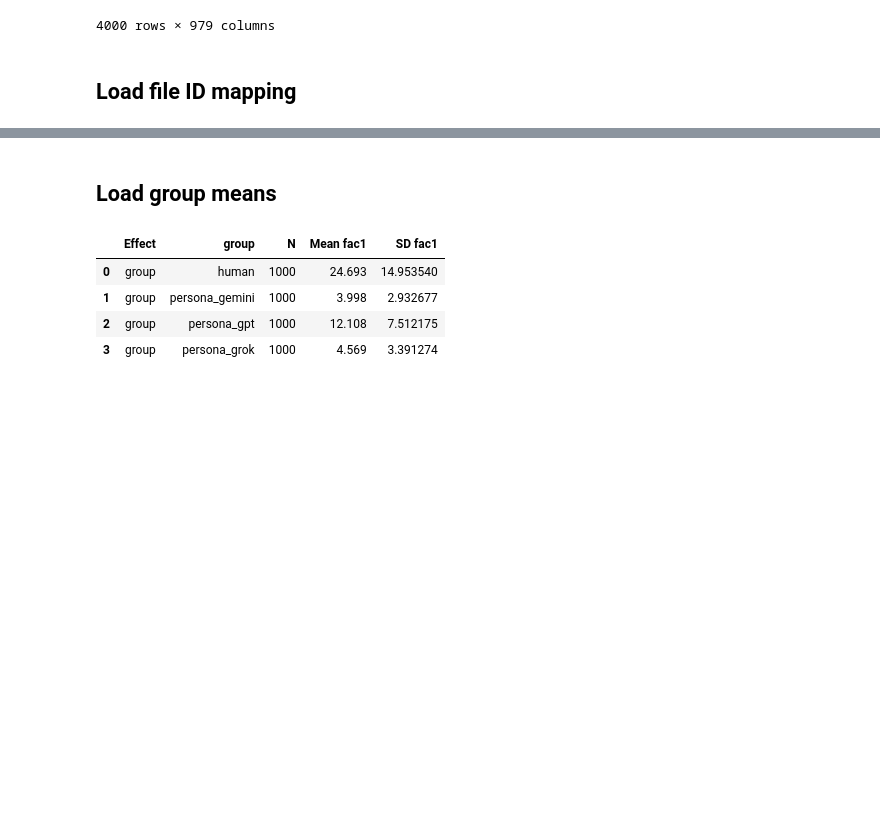
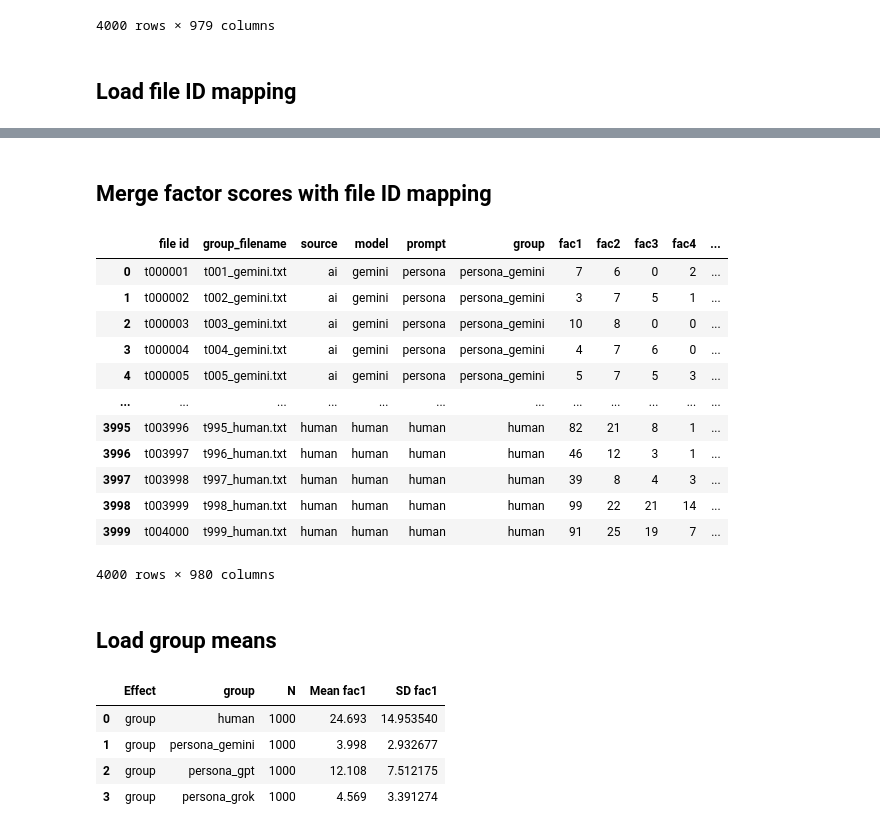
Before and after one commit to laelgelc/cl_st2_arianne, a Jupyter notebook: cl_st2_ph2_arianne/cl_st2_ph2_arianne_examples_simulation.ipynb, the cells around one changed output, grey strips where cells are left out. Saved outputs shown, nothing was run; the diff lists cells and outputs as text; code cells hidden in the pictures; blank space fills up the shorter version.

```diff
--- a/cl_st2_ph2_arianne/cl_st2_ph2_arianne_examples_simulation.ipynb
+++ b/cl_st2_ph2_arianne/cl_st2_ph2_arianne_examples_simulation.ipynb
@@ -53,6 +54,30 @@ file_ids_df.head()
 | 2 | t000003 | t003_gemini.txt |
 | 3 | t000004 | t004_gemini.txt |
 | 4 | t000005 | t005_gemini.txt |
+# %% [markdown]
+## Merge factor scores with file ID mapping
+# %%
+scores_file_ids_df = scores_df.merge(file_ids_df, on="file id", how="left")
+scores_file_ids_df = scores_file_ids_df[
+    ["file id", "group_filename"]
+    + [col for col in scores_file_ids_df.columns if col not in ["file id", "group_filename"]]
+    ]
+
+scores_file_ids_df
+# %% [output]
+|  | file id | group_filename | source | model | prompt | group | fac1 | fac2 | fac3 | fac4 | ... |
+| 0 | t000001 | t001_gemini.txt | ai | gemini | persona | persona_gemini | 7 | 6 | 0 | 2 | ... |
+| 1 | t000002 | t002_gemini.txt | ai | gemini | persona | persona_gemini | 3 | 7 | 5 | 1 | ... |
+| 2 | t000003 | t003_gemini.txt | ai | gemini | persona | persona_gemini | 10 | 8 | 0 | 0 | ... |
+| 3 | t000004 | t004_gemini.txt | ai | gemini | persona | persona_gemini | 4 | 7 | 6 | 0 | ... |
+| 4 | t000005 | t005_gemini.txt | ai | gemini | persona | persona_gemini | 5 | 7 | 5 | 3 | ... |
+| ... | ... | ... | ... | ... | ... | ... | ... | ... | ... | ... | ... |
+| 3995 | t003996 | t995_human.txt | human | human | human | human | 82 | 21 | 8 | 1 | ... |
+| 3996 | t003997 | t996_human.txt | human | human | human | human | 46 | 12 | 3 | 1 | ... |
+| 3997 | t003998 | t997_human.txt | human | human | human | human | 39 | 8 | 4 | 3 | ... |
+| 3998 | t003999 | t998_human.txt | human | human | human | human | 99 | 22 | 21 | 14 | ... |
+| 3999 | t004000 | t999_human.txt | human | human | human | human | 91 | 25 | 19 | 7 | ... |
+4000 rows × 980 columns
 # %% [markdown]
 ## Load group means
 # %%
```
Also changed, not shown: parts of 6 cells of this notebook.
